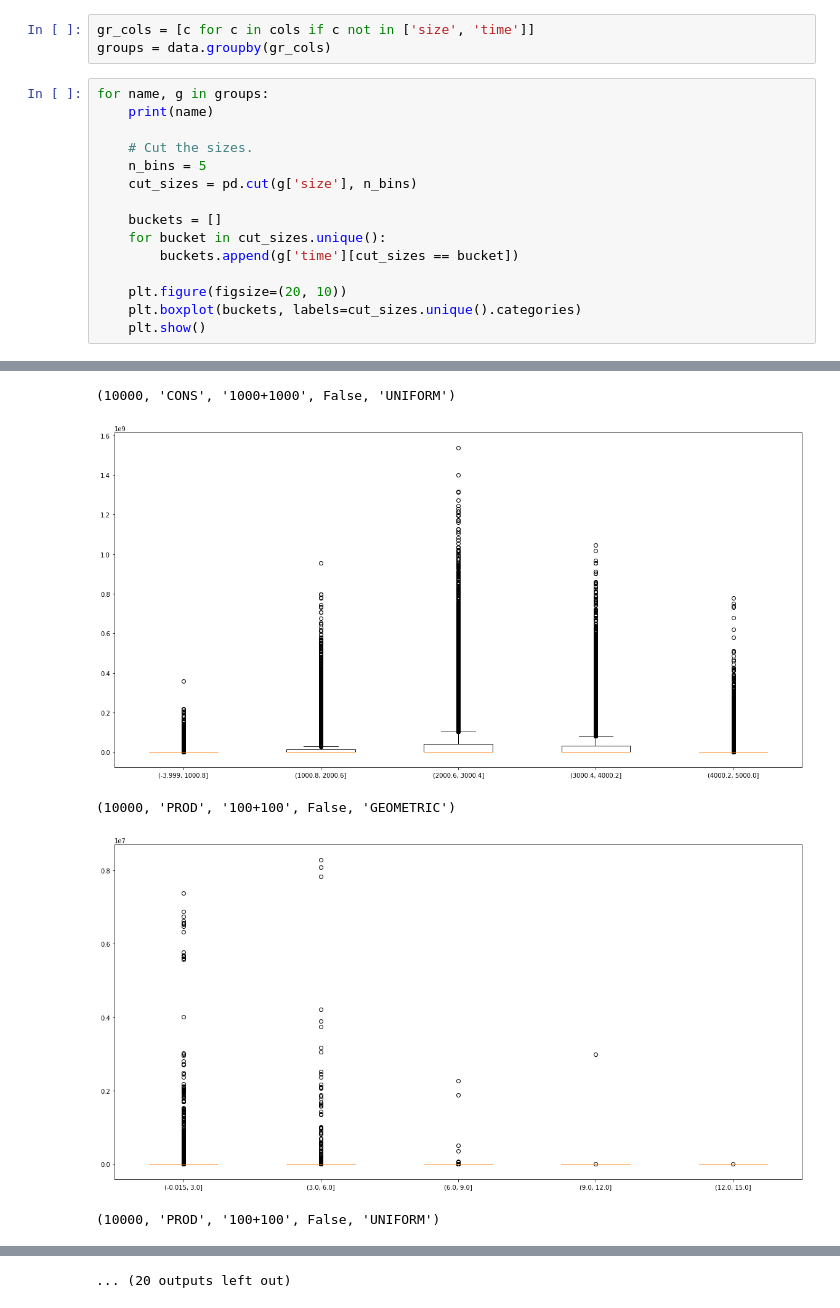
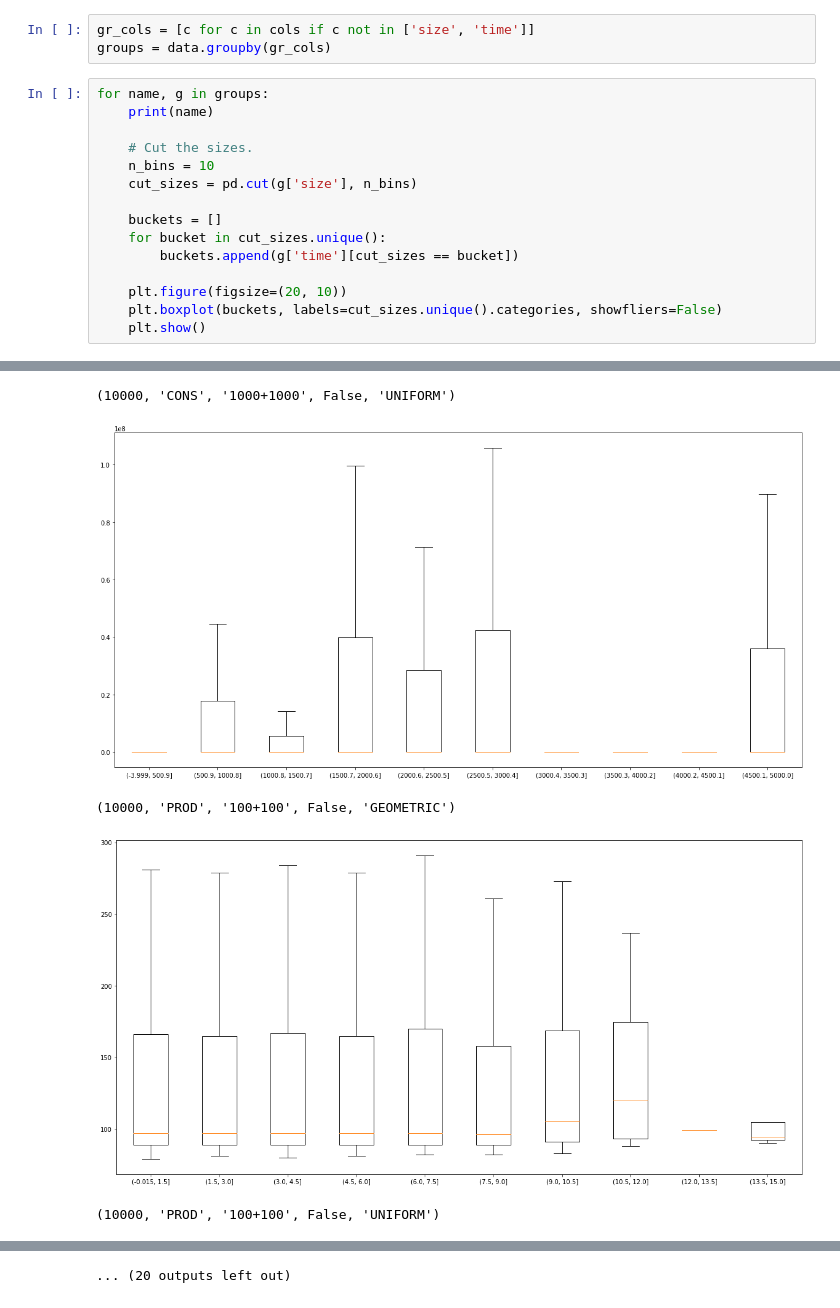
Before and after one commit to enthyp/TW, a Jupyter notebook: lab2/visu_naive.ipynb, the cells around one changed output, grey strips where cells are left out. Cells and saved outputs as stored; diff of their text form.

```diff
--- a/lab2/visu_naive.ipynb
+++ b/lab2/visu_naive.ipynb
@@ -34,7 +34,7 @@ for name, g in groups:
     print(name)
 
     # Cut the sizes.
-    n_bins = 5
+    n_bins = 10
     cut_sizes = pd.cut(g['size'], n_bins)
 
     buckets = []
@@ -42,7 +42,7 @@ for name, g in groups:
         buckets.append(g['time'][cut_sizes == bucket])
 
     plt.figure(figsize=(20, 10))
-    plt.boxplot(buckets, labels=cut_sizes.unique().categories)
+    plt.boxplot(buckets, labels=cut_sizes.unique().categories, showfliers=False)
     plt.show()
 # %% [output]
 (10000, 'CONS', '100+100', False, 'GEOMETRIC')
@@ -54,5 +54,5 @@ for name, g in groups:
 (10000, 'CONS', '1000+1000', False, 'UNIFORM')
-[figure, old version]
+[figure, new version]
 (10000, 'PROD', '100+100', False, 'GEOMETRIC')
-[figure, old version]
+[figure, new version]
 (10000, 'PROD', '100+100', False, 'UNIFORM')
```
Also changed, not shown: parts of 1 cell of this notebook, 2 other files.
